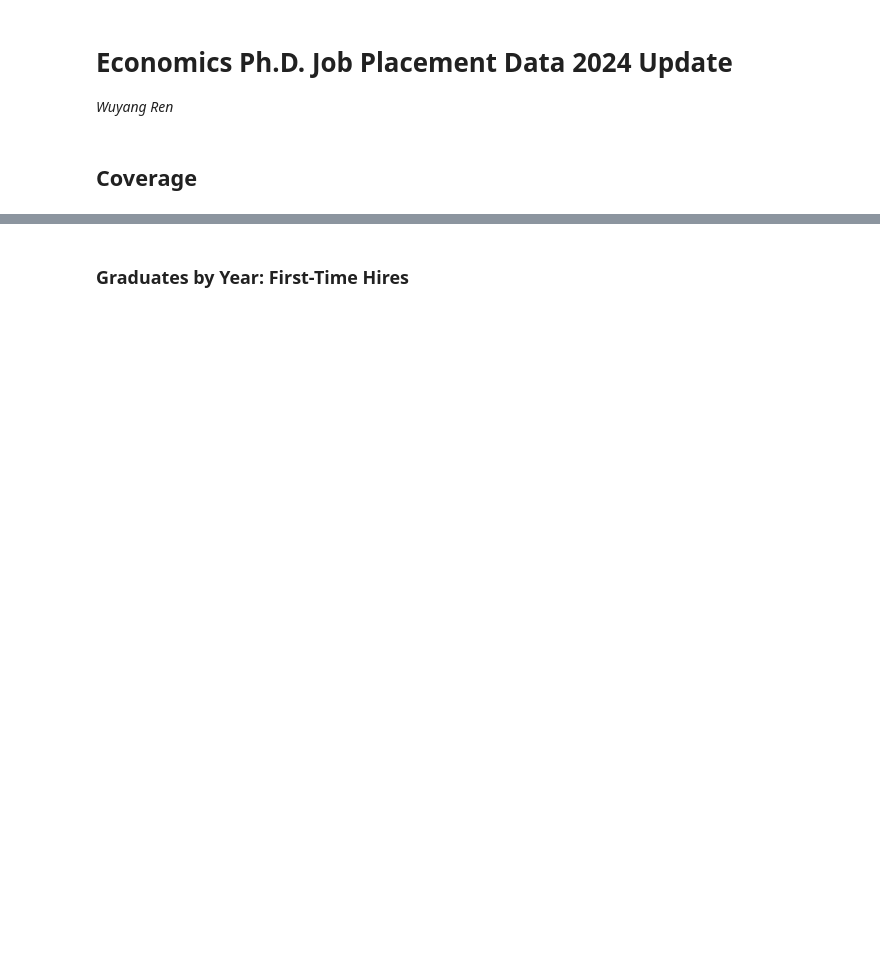
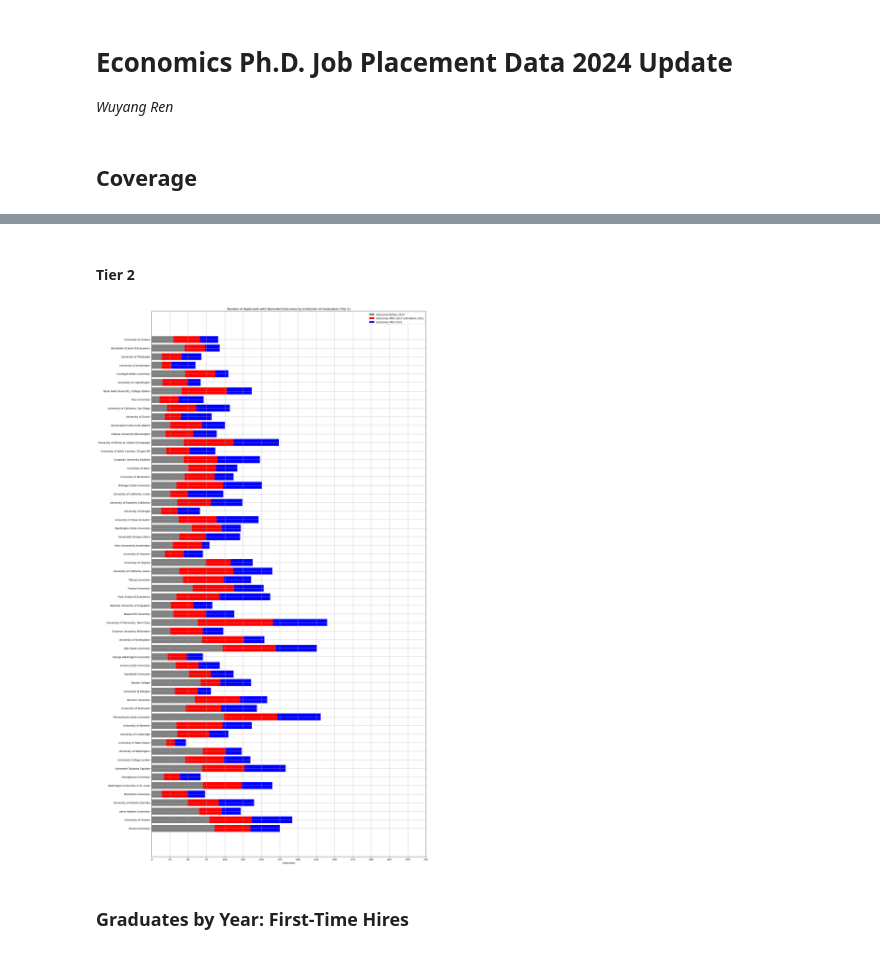
Before and after one commit to michaelpetersubc/mapinator, a Jupyter notebook: mapinator_readme/2024_update/mapinator_readme_2024.ipynb, the cells around one changed output, grey strips where cells are left out. Cells and saved outputs as stored; diff of their text form; code cells hidden in the pictures; blank space fills up the shorter version.

```diff
--- a/mapinator_readme/2024_update/mapinator_readme_2024.ipynb
+++ b/mapinator_readme/2024_update/mapinator_readme_2024.ipynb
@@ -90,2 +81,31 @@ See the caveats in the documentation: https://pandas.pydata.org/pandas-docs/stab
+# %% [markdown]
+#### Tier 2
+# %%
+tier_2_initial = tier_2[tier_2['year'] <= 2016]
+tier_2_before = tier_2[(tier_2['year'] > 2016) & (tier_2['year'] <= 2020)]
+tier_2_after = tier_2[tier_2['year'] > 2020]
+
+institutions = list(tier_2['from_institution_name'].unique())
+
+initial_counts = [len(tier_2_initial[tier_2_initial['from_institution_name'] == i]['aid'].unique()) for i in institutions]
+before_counts = [len(tier_2_before[tier_2_before['from_institution_name'] == i]['aid'].unique()) for i in institutions]
+after_counts = [len(tier_2_after[tier_2_after['from_institution_name'] == i]['aid'].unique()) for i in institutions]
+before_2020_counts = [i + j for i, j in zip(initial_counts, before_counts)]
+
+fig, ax = plt.subplots(figsize=(20, 40))
+bar1 = plt.barh(institutions, initial_counts, color='grey', label='Outcomes Before 2017')
+bar2 = plt.barh(institutions, before_counts, left=initial_counts, color='red', label='Outcomes After 2017 and Before 2021')
+bar3 = plt.barh(institutions, after_counts, left=before_2020_counts, color='blue', label='Outcomes After 2021')
+
+ax.set_xlabel('Outcomes')
+ax.set_title('Number of Applicants with Recorded Outcomes by Institution of Graduation (Tier 2)')
+ax.legend()
+ax.grid()
+x_ticks = np.arange(0, 400, 25)
+ax.set_xticks(x_ticks)
+
+plt.show()
+# %% [output]
+[figure, added]
 # %% [markdown]
 ### Graduates by Year: First-Time Hires
```
Also changed, not shown: parts of 13 cells of this notebook.
